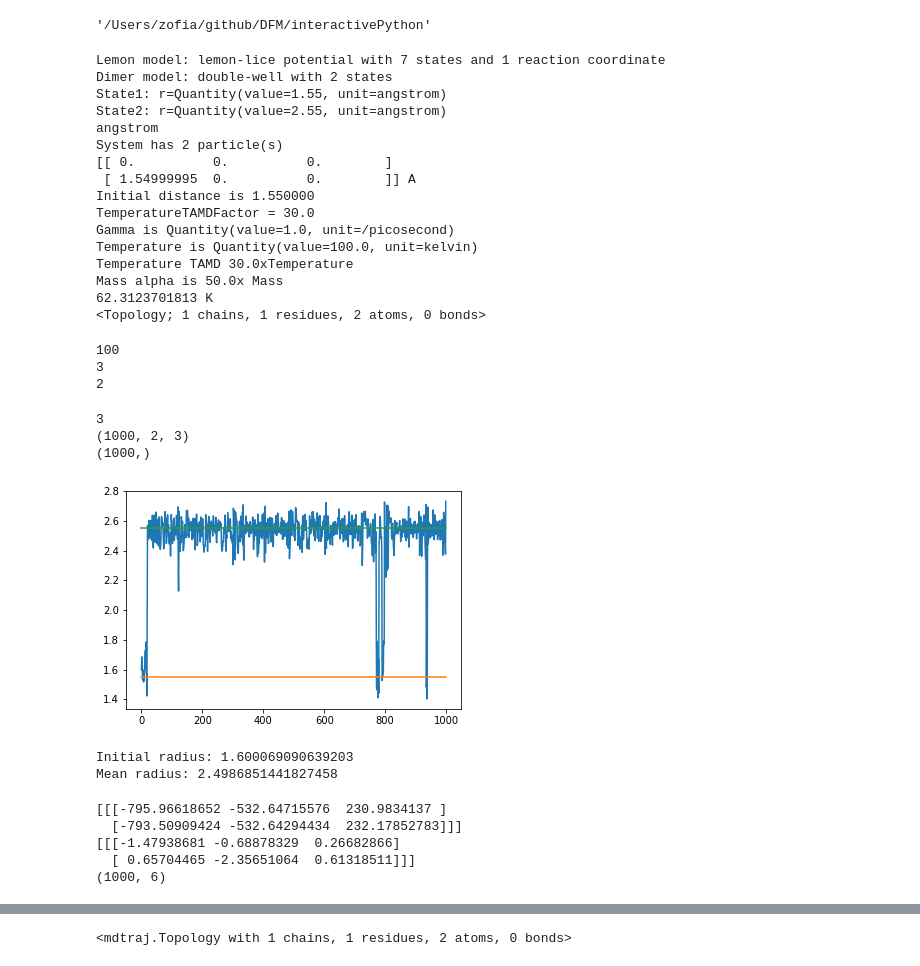
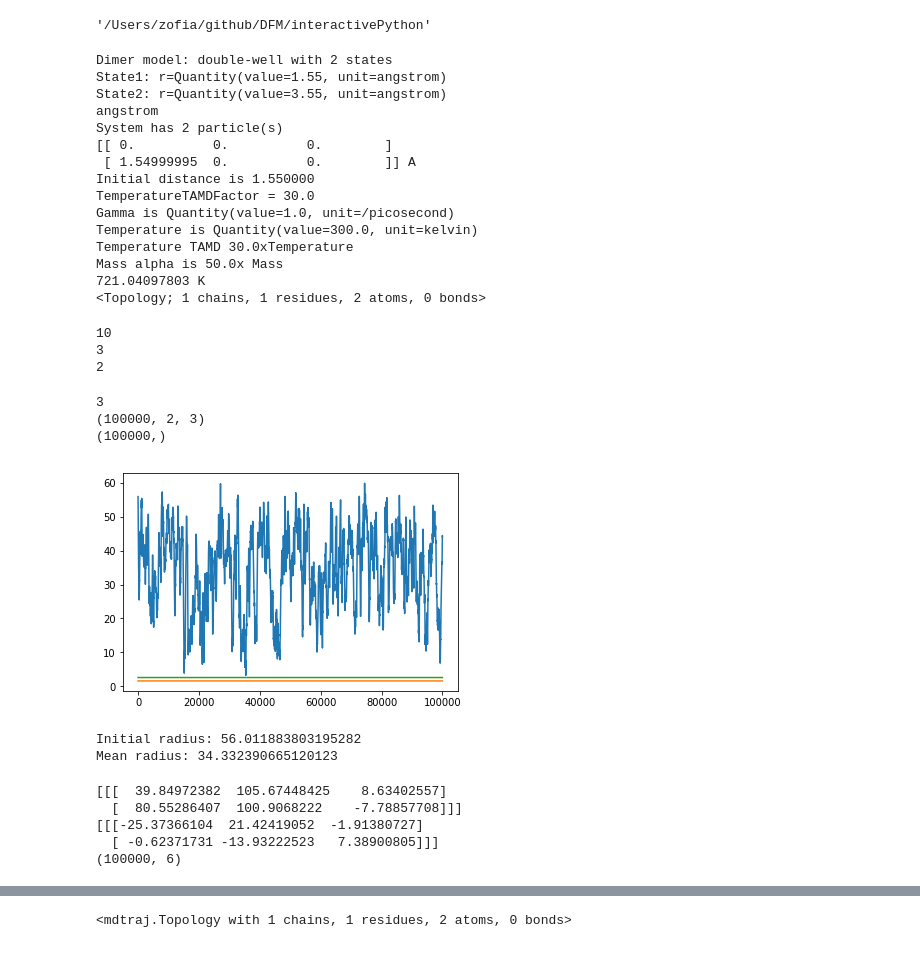
Before and after one commit to ZofiaTr/DFM, a Jupyter notebook: interactivePython/post_proc_dimer_averages.ipynb, the cells around one changed output, grey strips where cells are left out. Drawn from its saved outputs; the diff is of its cells as text; code cells hidden in the pictures.

Commit message:
temperature fix and unit fix in the target density estimator

```diff
--- a/interactivePython/post_proc_dimer_averages.ipynb
+++ b/interactivePython/post_proc_dimer_averages.ipynb
@@ -24,6 +24,7 @@ from openmmtools.constants import kB
 
 import model
 mdl=model.Model('Dimer')
+mdlTopology=mdl.testsystem.topology
 print (mdl.x_unit)
 print('System has %d particle(s)' % mdl.system.getNumParticles())
 print (mdl.testsystem.positions)
@@ -34,7 +35,7 @@ algoVect=0
 
 # parameters
 # this is the target temperature
-T=100.0
+T=300.0
 temperature =  T * unit.kelvin#300 * unit.kelvin
 kT = kB * temperature
 
@@ -70,14 +71,13 @@ samplerAlgo=sampler.Sampler(model=mdl, integrator=integrator, algorithm=0, dataF
 
 algoNames=samplerAlgo.algorithmName
 
-simulatedTemperature=300
+
 
 print(samplerAlgo.model.testsystem.topology)
 # %% [output]
-Lemon model: lemon-lice potential with 7 states and 1 reaction coordinate
 Dimer model: double-well with 2 states
 State1: r=Quantity(value=1.55, unit=angstrom)
-State2: r=Quantity(value=2.55, unit=angstrom)
+State2: r=Quantity(value=3.55, unit=angstrom)
 angstrom
 System has 2 particle(s)
 [[ 0.          0.          0.        ]
@@ -85,10 +85,10 @@ System has 2 particle(s)
 Initial distance is 1.550000
 TemperatureTAMDFactor = 30.0
 Gamma is Quantity(value=1.0, unit=/picosecond)
-Temperature is Quantity(value=100.0, unit=kelvin)
+Temperature is Quantity(value=300.0, unit=kelvin)
 Temperature TAMD 30.0xTemperature
 Mass alpha is 50.0x Mass
-62.3123701813 K
+721.04097803 K
 <Topology; 1 chains, 1 residues, 2 atoms, 0 bonds>
 # %%
 colorList=['red', 'blue', 'black', 'green']
@@ -96,12 +96,14 @@ colorList=['red', 'blue', 'black', 'green']
 # copy values for the two states from above
 min1Unit=1.55*model.unit.angstroms
 min2Unit=2.55*model.unit.angstroms
+
+dataName='TemporaryData'
 # %%
 #---------------- load trajectories: for example from simulation at higher temperature
 import glob
 numpy_vars = []
 #for np_name in glob.glob('/Users/zofia/github/DFM/Data/Std/Traj/T'+repr(simulatedTemperature)+ '/*.h5'):
-for np_name in glob.glob('/Users/zofia/github/DFM/Data/Std/Traj/T100_ICref/*.h5'):
+for np_name in glob.glob('/Users/zofia/github/DFM/'+dataName+'/Dimer/Std/Traj/*.h5'):
     numpy_vars.append(md.load(np_name))
 
 traj = numpy_vars
@@ -125,44 +127,44 @@ for i in range(0,len(Xmdtraj)):
 
 Xref=X
 # %% [output]
-100
+10
 3
 2
 # %%
 
 import mdtraj as md
 Xmdtraj=list()
 for i in range(len(traj)):
     Xmdtraj.append(md.Trajectory(traj[i].xyz, mdl.testsystem.topology) )
 
 print(Xmdtraj[0].xyz.shape[2])
 L=int(Xmdtraj[0].xyz.shape[0]*len(traj))
 nrP=int(Xmdtraj[0].xyz.shape[1])
 D=int(Xmdtraj[0].xyz.shape[2])
 X=np.zeros((L, nrP, D))
 for i in range(0,len(Xmdtraj)):
         X[i*len(Xmdtraj[i].xyz):(i+1)*len(Xmdtraj[i].xyz),:,:]=Xmdtraj[i].xyz
 
 print(X.shape)
 
 #---------------- radius
 r=np.linalg.norm(X[:,0,:]-X[:,1,:], 2, axis=1)
 print(r.shape)
 
 plt.plot(range(len(r)), r)
-plt.plot(range(len(r)), np.ones(len(r))*min1)
-plt.plot(range(len(r)), np.ones(len(r))*min2)
+plt.plot(range(len(r)), np.ones(len(r))*min1Unit)
+plt.plot(range(len(r)), np.ones(len(r))*min2Unit)
 plt.show()
 
 print("Initial radius: "+repr(np.linalg.norm(X[0, 0,:]-X[0, 1,:])))
 print("Mean radius: " +repr(np.mean(r)))
 # %% [output]
 3
-(1000, 2, 3)
-(1000,)
+(100000, 2, 3)
+(100000,)
-[figure, old version]
+[figure, new version]
-Initial radius: 1.600069090639203
-Mean radius: 2.4986851441827458
+Initial radius: 56.011883803195282
+Mean radius: 34.332390665120123
 # %%
 Xmdtraj=md.Trajectory(X, mdl.testsystem.topology)
 
@@ -174,8 +176,8 @@ Xxyz= Xmdtraj.xyz
 Xres=Xxyz.reshape(Xxyz.shape[0], Xxyz.shape[1]*Xxyz.shape[2])
 print(Xres.shape)
 # %% [output]
-[[[-795.96618652 -532.64715576  230.9834137 ]
-  [-793.50909424 -532.64294434  232.17852783]]]
-[[[-1.47938681 -0.68878329  0.26682866]
-  [ 0.65704465 -2.35651064  0.61318511]]]
-(1000, 6)
+[[[  39.84972382  105.67448425    8.63402557]
+  [  80.55286407  100.9068222    -7.78857708]]]
+[[[-25.37366104  21.42419052  -1.91380727]
+  [ -0.62371731 -13.93222523   7.38900805]]]
+(100000, 6)
```
Also changed, not shown: parts of 8 cells of this notebook, 9 other files.
